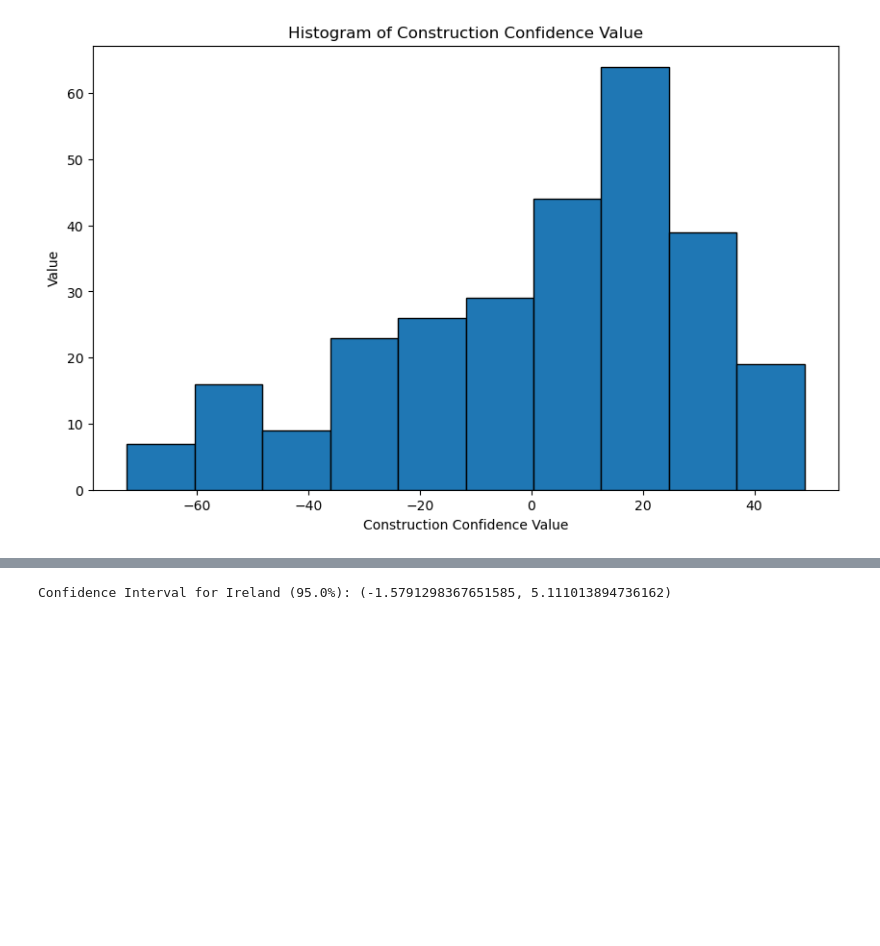
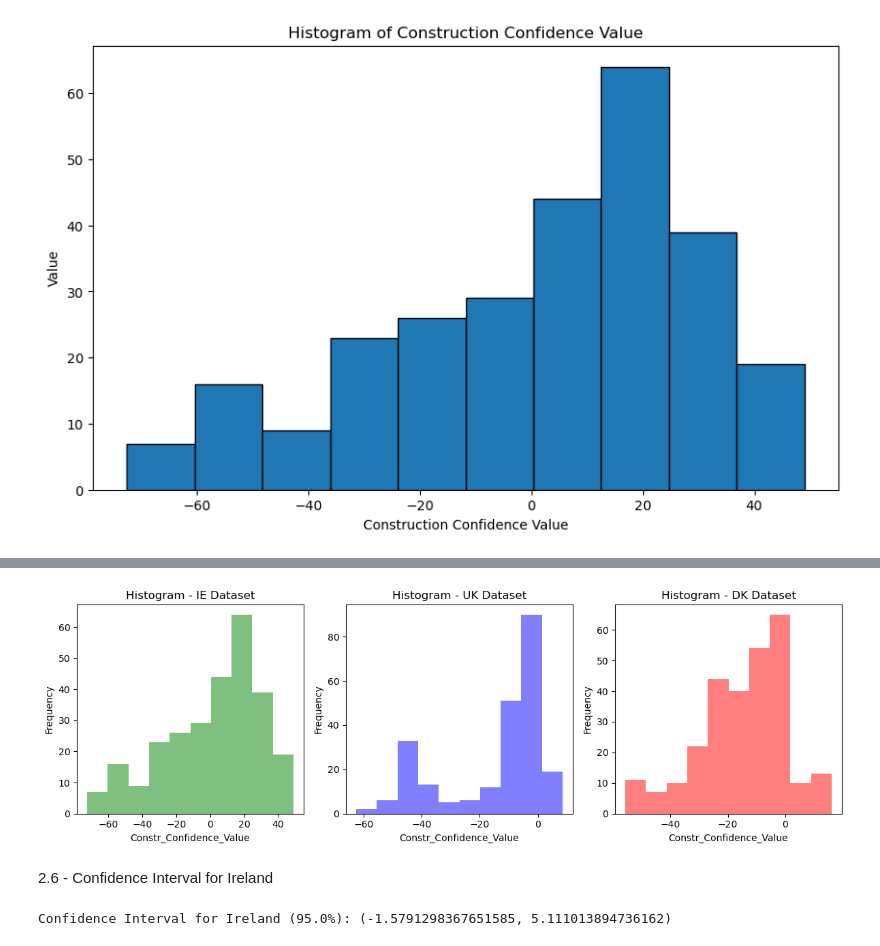
Before and after one commit to sbs23014/CA2, a Jupyter notebook: 1.Data Prep and Visualisation.ipynb, the cells around one changed output, grey strips where cells are left out. Saved outputs shown, nothing was run; the diff lists cells and outputs as text; code cells hidden in the pictures; blank space fills up the shorter version.

```diff
--- a/1.Data Prep and Visualisation.ipynb
+++ b/1.Data Prep and Visualisation.ipynb
@@ -587,3 +610,36 @@ Name: Constr_Confidence_Value, Length: 278, dtype: float64
+# %%
+#Extract the variable of interest
+constr_confidence_ie = Merged_df_IE['Constr_Confidence_Value']
+constr_confidence_uk = Merged_df_UK['Constr_Confidence_Value']
+constr_confidence_dk = Merged_df_DK['Constr_Confidence_Value']
+
+# Create histograms
+fig, axes = plt.subplots(nrows=1, ncols=3, figsize=(12, 4))
+
+# Histogram for IE dataset
+axes[0].hist(constr_confidence_ie, bins=10, color='green', alpha=0.5)
+axes[0].set_title("Histogram - IE Dataset")
+axes[0].set_xlabel("Constr_Confidence_Value")
+axes[0].set_ylabel("Frequency")
+
+# Histogram for UK dataset
+axes[1].hist(constr_confidence_uk, bins=10, color='blue', alpha=0.5)
+axes[1].set_title("Histogram - UK Dataset")
+axes[1].set_xlabel("Constr_Confidence_Value")
+axes[1].set_ylabel("Frequency")
+
+# Histogram for DK dataset
+axes[2].hist(constr_confidence_dk, bins=10, color='red', alpha=0.5)
+axes[2].set_title("Histogram - DK Dataset")
+axes[2].set_xlabel("Constr_Confidence_Value")
+axes[2].set_ylabel("Frequency")
+
+plt.tight_layout()
+plt.show()
+# %% [output]
+[figure, added]
+# %% [markdown]
+2.6 - Confidence Interval for Ireland
 # %%
 
 
```
Also changed, not shown: parts of 119 cells of this notebook, 2 other files.
